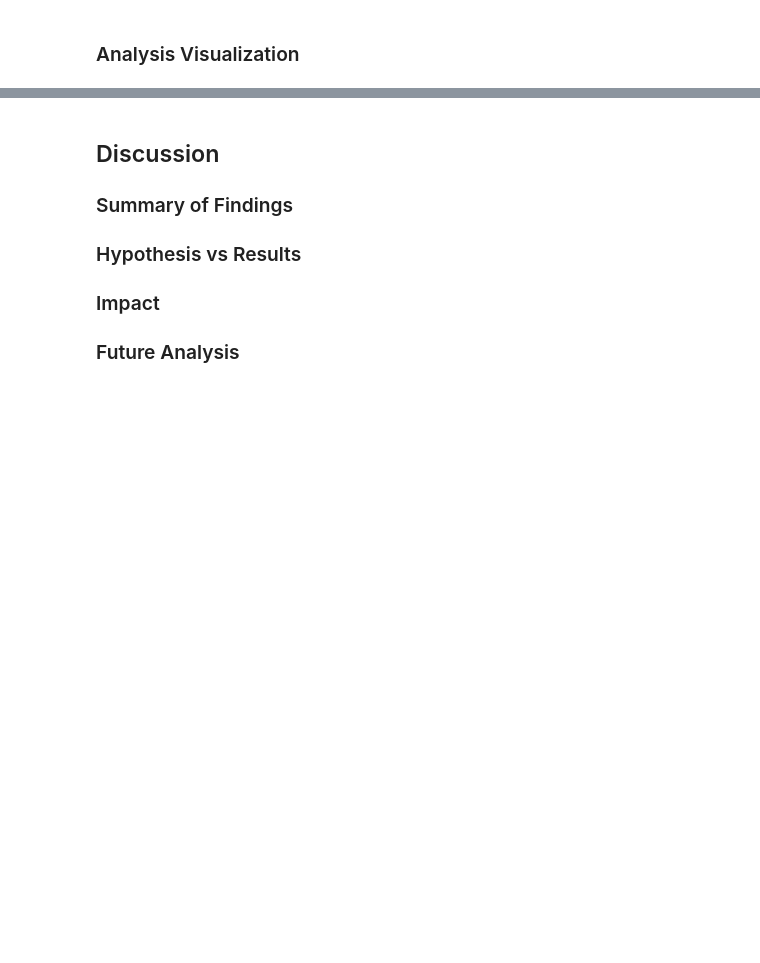
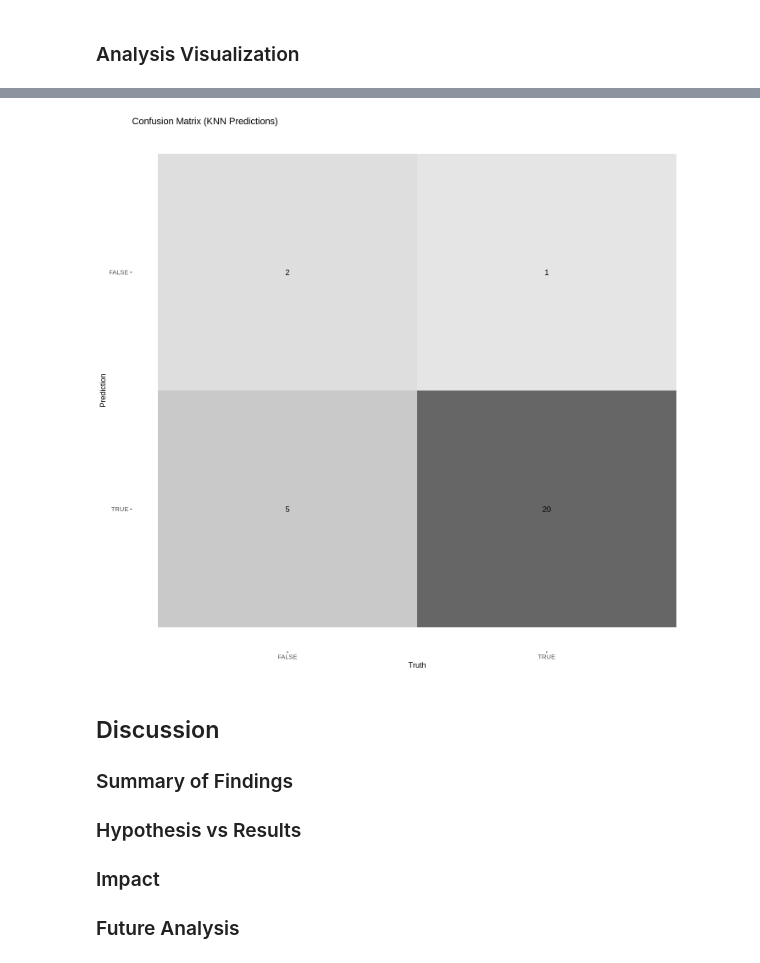
Before and after one commit to lucy-diaz/DSCIprojectgroup34, a Jupyter notebook: group_34_project.ipynb, the cells around one changed output, grey strips where cells are left out. Saved outputs shown, nothing was run; the diff lists cells and outputs as text; code cells hidden in the pictures; blank space fills up the shorter version.

```diff
--- a/group_34_project.ipynb
+++ b/group_34_project.ipynb
@@ -221,3 +238,13 @@ A tibble: 28 × 4
+# %%
+library(yardstick)
+
+pred_matrix<- conf_mat(predictions, truth = subscribe, estimate = .pred_class) |>
+  autoplot(type = "heatmap") +
+  labs(title = "Confusion Matrix (KNN Predictions)")
+
+pred_matrix
+# %% [output]
+[figure, added]
 # %% [markdown]
 ## Discussion
 
```
Also changed, not shown: parts of 3 cells of this notebook.
